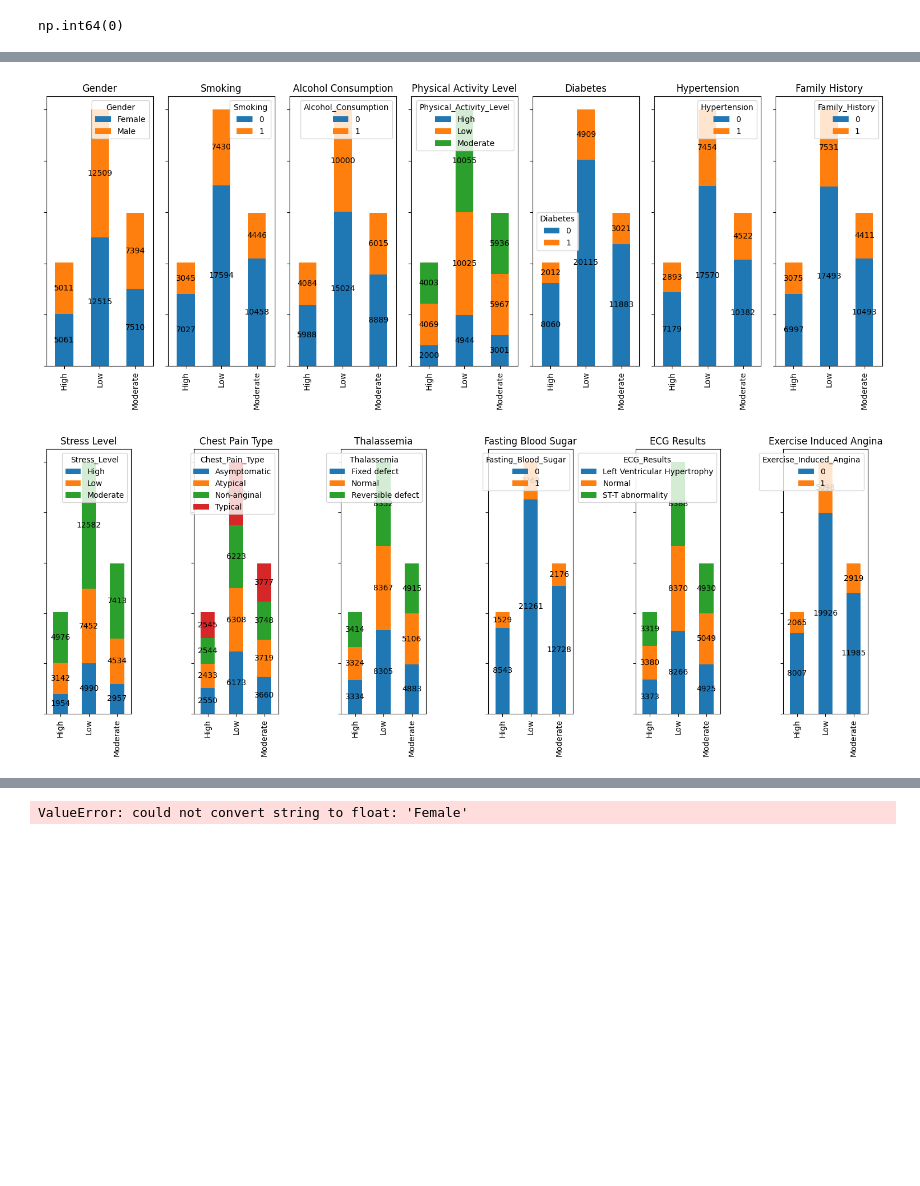
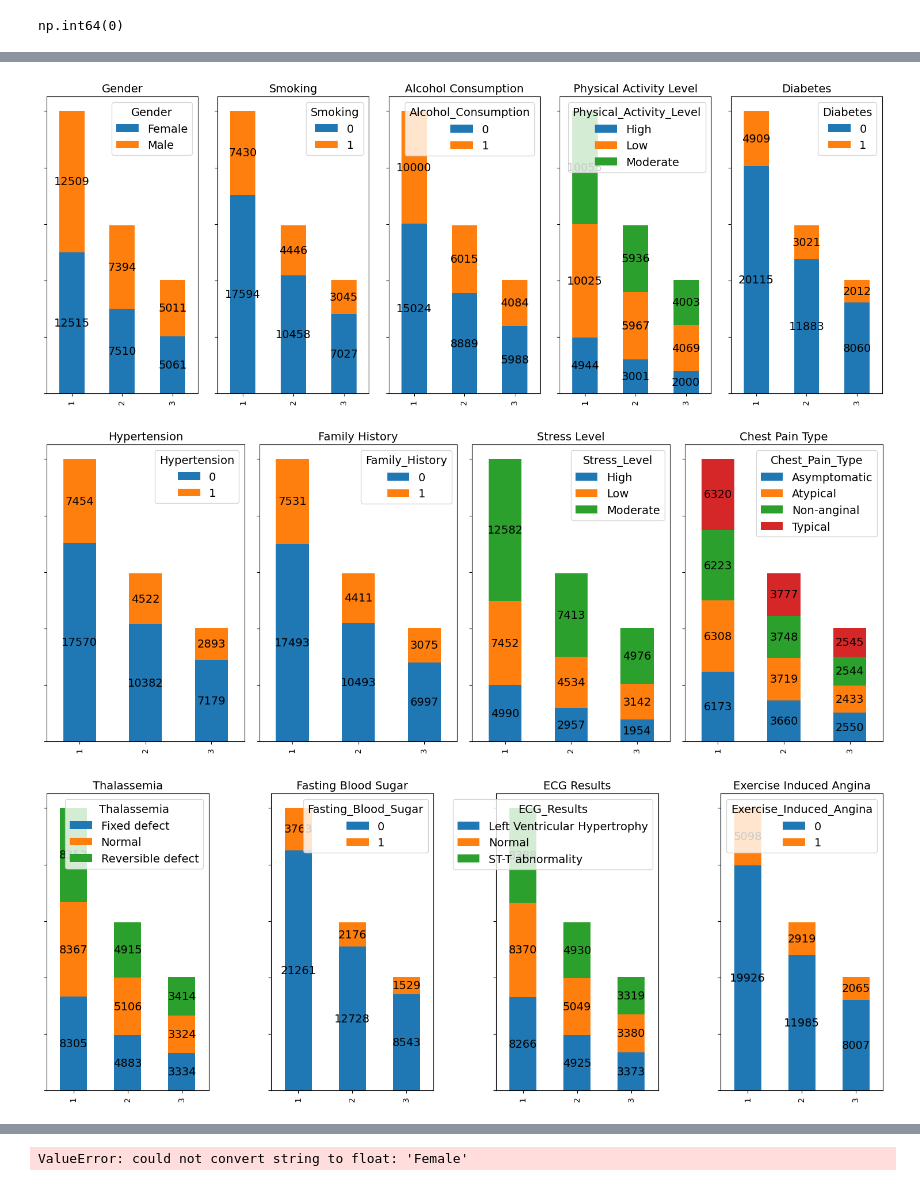
Before and after one commit to wheselmans/data_science_cases, a Jupyter notebook: cases/Cases_LogReg_Geert_HeartAttackRiskPrediction/CaseLogReg_20250205.ipynb, the cells around one changed output, grey strips where cells are left out. Drawn from its saved outputs; the diff is of its cells as text; code cells hidden in the pictures; blank space fills up the shorter version.

Commit message:
Feature target geencodeerd in het begin

```diff
--- a/cases/Cases_LogReg_Geert_HeartAttackRiskPrediction/CaseLogReg_20250205.ipynb
+++ b/cases/Cases_LogReg_Geert_HeartAttackRiskPrediction/CaseLogReg_20250205.ipynb
@@ -94,6 +122,9 @@ def plot_histogram(df_hist, column, bins = 50, figuur_naam = 'Overzicht kolommen
 # data inlezen van de file
 
 df = pd.read_csv('data/heart_attack_risk_dataset.csv')
+
+# we doen direct een encoding van de variable "Heart_attack_risk" naar numerische waarden
+df.Heart_Attack_Risk = df.Heart_Attack_Risk.map({'Low':1,'Moderate':2,'High':3})
 
 # lijst met features opgedeeld in numerisch en categorisch
 df_col = ['Age', 'Gender', 'Smoking', 'Alcohol_Consumption',
@@ -124,7 +155,7 @@ df_cat_col = ['Gender', 'Smoking', 'Alcohol_Consumption', 'Physical_Activity_Lev
               'Chest_Pain_Type', 'Thalassemia', 'Fasting_Blood_Sugar','ECG_Results', 'Exercise_Induced_Angina', 'Heart_Attack_Risk']
 df_label_col = ['Heart_Attack_Risk'] # dit is de te voorspellen waarde
 df_cat_nom_col = ['Gender', 'Physical_Activity_Level', 'Stress_Level', 'Chest_Pain_Type', 'Thalassemia', 'ECG_Results', 'Heart_Attack_Risk']
-df_cat_ord_col = list(set(df_cat_col) - set(df_cat_nom_col))
+df_cat_ord_col = list(set(df_cat_col) - set(df_cat_nom_col) - set(df_label_col))
 
 df_num = df[df_num_col]
 df_cat = df[df_cat_col]
@@ -250,0 +282,12 @@ plt.show()
+# %%
+# is er een correlatie tussen de numerische variabelen en de target value?
+df_corr = pd.concat([df_num, df[df_label_col]], axis=1)
+df_corr.head()
+
+fig = plt.figure(figsize=(30,30))
+sns.heatmap(df_corr.corr(), vmin=-1, vmax=1, annot=True, cmap='coolwarm')
+save_fig("Numerische features: heatmap van de correlatie")
+plt.show()
+
+
+# mmm, precies toch niet zo heel veel...
@@ -302,24 +347,25 @@ for r in range(2):
 # %%
 # en nu gaan we op basis van de target value ("Heart risk") groeperen en kijken wat de impact is van de diverse
 # categorische variabelen
 
 index = 0
 
 grouped = df.groupby(df_label_col)
 
 # plot 13 grafieken,
-for j in [7, 6]:
+for j in [5, 4, 4]:
     fig, axes = plt.subplots(ncols=j, figsize=(15, 6))
     for i in range(j):
         grouped[df_cat_col[index]].value_counts().unstack().plot(kind="bar", stacked=True, ax=axes[i])
         bar_labels(axes[i], 0, "center")
         axes[i].set_title(df_cat_col[index].replace('_', ' '))
         index+=1
     plt.tight_layout()
     save_fig(f"Categorische features per value van de target value deel {r}")
     plt.show()
 # %% [output]
-[figure, old version]
+[figure, new version]
-[figure, old version]
+[figure, new version]
+[figure, added]
 # %%
 # we gaan de nominale categorische variabelen omzetten naar een cijfer
```
Also changed, not shown: parts of 11 cells of this notebook, 7 other files.
